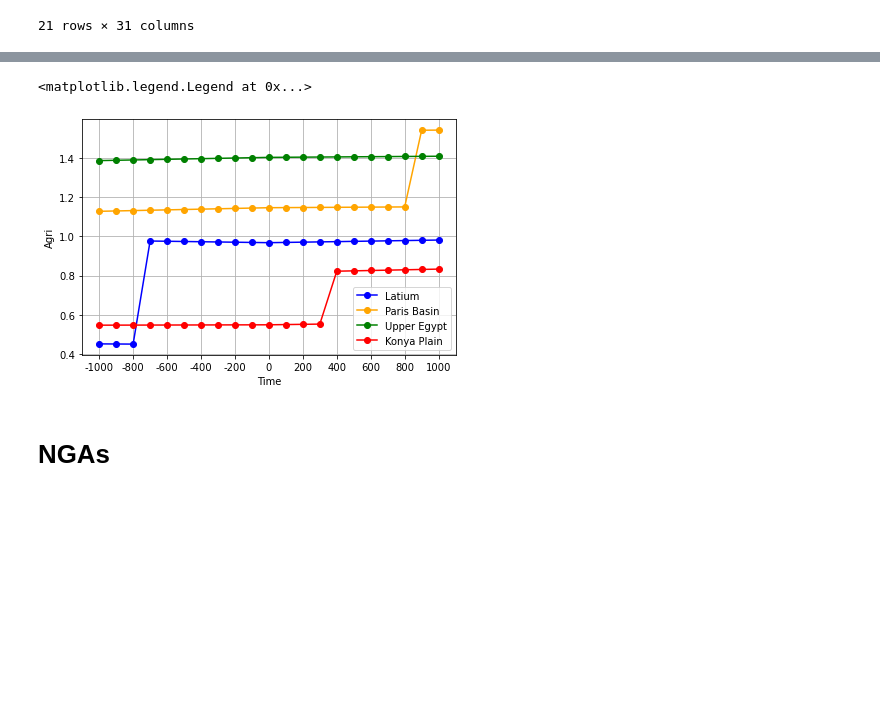
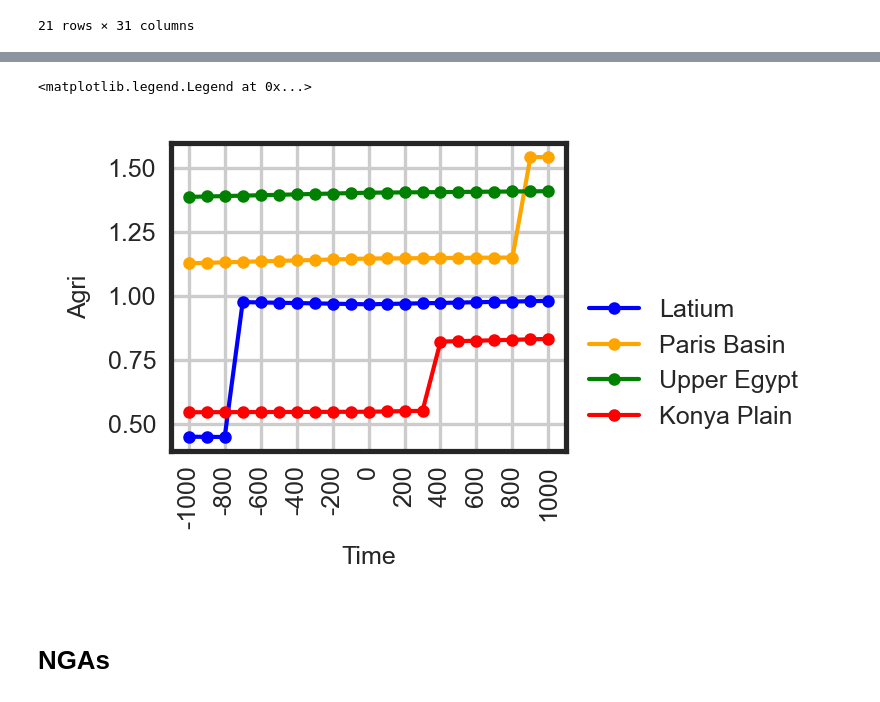
Before and after one commit to kasev/MSRagri, a Jupyter notebook: scripts/analysis.ipynb, the cells around one changed output, grey strips where cells are left out. Drawn from its saved outputs; the diff is of its cells as text; code cells hidden in the pictures; blank space fills up the shorter version.

```diff
--- a/scripts/analysis.ipynb
+++ b/scripts/analysis.ipynb
@@ -86,11 +131,13 @@ MSP_AM
 # %%
-fig, ax = plt.subplots(figsize=(6, 4), tight_layout=True)
+fig, ax = plt.subplots(figsize=(2.6, 1.6), tight_layout=True)
 
 for region, color in zip(NGA_AM, ["blue", "orange", "green", "red"]):
-        MSP_AM[MSP_AM["NGA"]==region].plot(x="Time", y="Agri", style="-o", label=region, color=color, ax=ax)
- #       MSP_AM[MSP_AM["NGA"]==region].plot(x="Time", y="Agri", color=color, ax=ax)
+    MSP_AM[MSP_AM["NGA"]==region].plot(x="Time", y="Agri", style="-o", markersize=2, linewidth=1 ,label=region, color=color, ax=ax)
+#       MSP_AM[MSP_AM["NGA"]==region].plot(x="Time", y="Agri", color=color, ax=ax)
 ax.set_xticks(range(-1000,1200,200))
 ax.set_xticklabels(range(-1000,1200,200))
 ax.grid(visible=True)
+ax.xaxis.set_tick_params(rotation=90)
+
 plt.ylabel("Agri")
-plt.legend(loc="lower right")
+plt.legend(loc="lower left", bbox_to_anchor=(1, 0))
@@ -100,13 +144,15 @@ plt.legend(loc="lower right")
 # %%
-fig, ax = plt.subplots(figsize=(6, 4), tight_layout=True)
+fig, ax = plt.subplots(figsize=(2.6, 1.6), tight_layout=True)
 
 for region, color in zip(NGA_AM, ["blue", "orange", "green", "red"]):
-    MSP_AM[MSP_AM["NGA"]==region].plot(x="Time", y="SPC1", style="-o", label=region, color=color, ax=ax)
+    MSP_AM[MSP_AM["NGA"]==region].plot(x="Time", y="SPC1", style="-o", markersize=2, linewidth=1, label=region, color=color, ax=ax)
 #       MSP_AM[MSP_AM["NGA"]==region].plot(x="Time", y="Agri", color=color, ax=ax)
 ax.set_xticks(range(-1000,1200,200))
 ax.set_xticklabels(range(-1000,1200,200))
 ax.grid(visible=True)
+ax.xaxis.set_tick_params(rotation=90)
+
 plt.ylabel("SPC1")
-plt.legend(loc="lower right")
+plt.legend(loc="lower left", bbox_to_anchor=(1, 0))
 # %% [output]
 <matplotlib.legend.Legend at 0x...>
@@ -197,15 +251,17 @@ SC2018_mean
 # %%
 SC2018_AM = SC2018_mean[SC2018_mean["Time"].between(-1000,1000)]
 # %%
-fig, ax = plt.subplots(figsize=(6, 4), tight_layout=True)
+fig, ax = plt.subplots(figsize=(2.6, 1.6), tight_layout=True)
 
 for region, color in zip(NGA_AM, ["blue", "orange", "green", "red"]):
-    SC2018_AM[SC2018["NGA"]==region].plot(x="Time", y="PolPop", style="-o", label=region, color=color, ax=ax)
+    SC2018_AM[SC2018["NGA"]==region].plot(x="Time", y="PolPop", style="-o", markersize=2, linewidth=1, label=region, color=color, ax=ax)
 #       MSP_AM[MSP_AM["NGA"]==region].plot(x="Time", y="Agri", color=color, ax=ax)
 ax.set_xticks(range(-1000,1200,200))
 ax.set_xticklabels(range(-1000,1200,200))
 ax.grid(visible=True)
+ax.xaxis.set_tick_params(rotation=90)
+
 plt.ylabel("SPC1 (mean)")
-plt.legend(loc="lower right")
+plt.legend(loc="lower left", bbox_to_anchor=(1,0))
 # %% [output]
 <matplotlib.legend.Legend at 0x...>
@@ -302,17 +374,18 @@ HY
 # %%
-fig, ax = plt.subplots(figsize=(6, 4), tight_layout=True)
+fig, ax = plt.subplots(figsize=(2.6, 1.6), tight_layout=True)
 
 for region, color in zip(NGA_AM, ["blue", "orange", "green", "red"]):
-    HY.plot(x="Time", y=region, style="-o", label=region, color=color, ax=ax)
+    HY.plot(x="Time", y=region, style="-o", markersize=2, linewidth=1, label=region, color=color, ax=ax)
 #       MSP_AM[MSP_AM["NGA"]==region].plot(x="Time", y="Agri", color=color, ax=ax)
 ax.set_xticks(range(-1000,1200,200))
 ax.set_xticklabels(range(-1000,1200,200))
 ax.grid(visible=True)
+ax.xaxis.set_tick_params(rotation=90)
 plt.ylabel("Agri")
-plt.legend(loc="lower right")
+plt.legend(loc="lower left", bbox_to_anchor=(1,0))
 # %% [output]
 <matplotlib.legend.Legend at 0x...>
-[figure, old version]
+[figure, new version]
 # %% [markdown]
 # NGAs
 # %%
```
Also changed, not shown: parts of 42 cells of this notebook, 1 other file.
